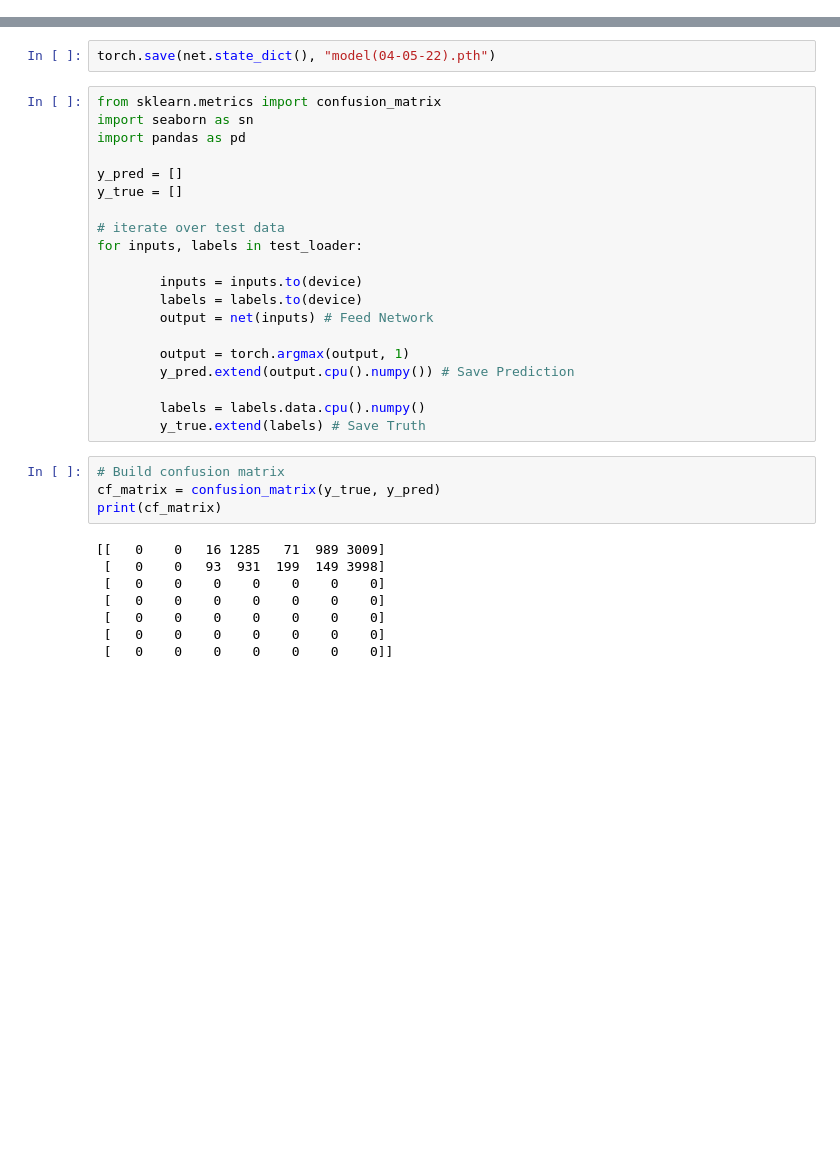
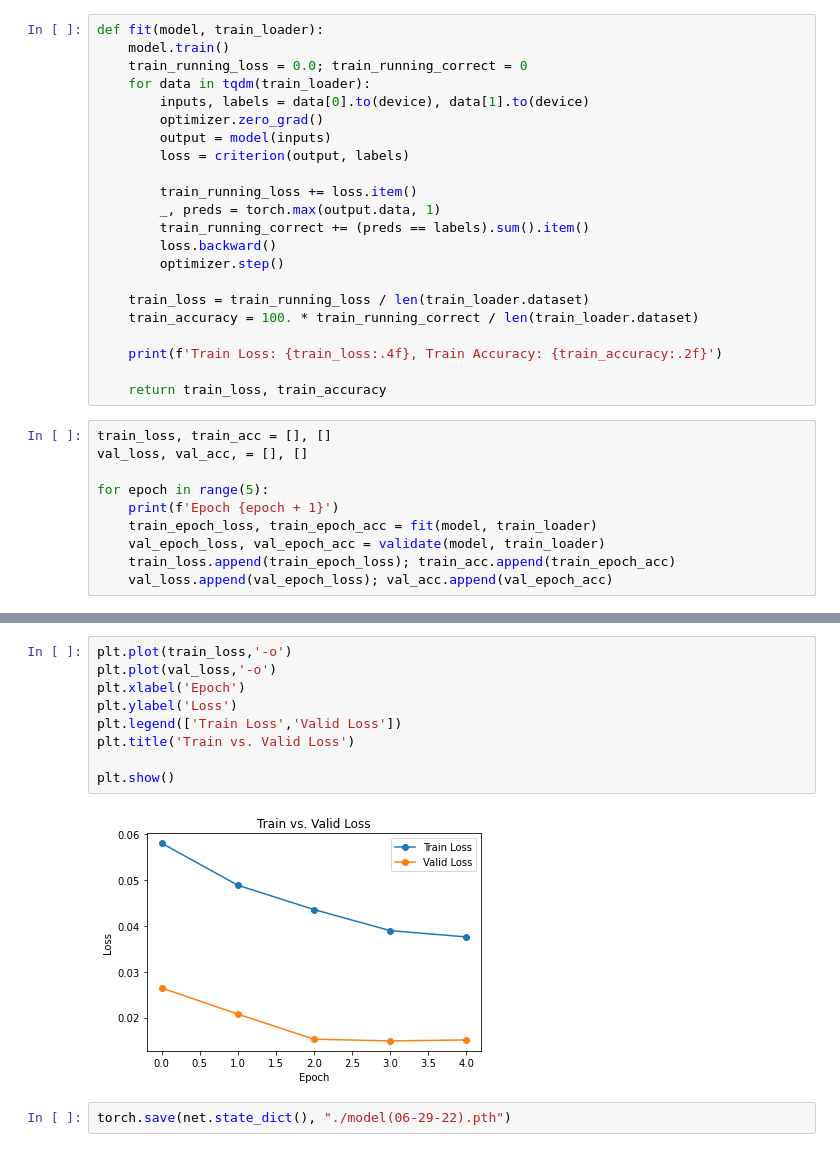
Before and after one commit to abhardwaj09/Hudson-Data-PyTorch, a Jupyter notebook: main.ipynb, the cells around one changed output, grey strips where cells are left out. Saved outputs shown, nothing was run; the diff lists cells and outputs as text; blank space fills up the shorter version.

```diff
--- a/main.ipynb
+++ b/main.ipynb
@@ -118,0 +71,32 @@ epoch:  5
+# %%
+def fit(model, train_loader):
+    model.train()
+    train_running_loss = 0.0; train_running_correct = 0
+    for data in tqdm(train_loader):
+        inputs, labels = data[0].to(device), data[1].to(device)
+        optimizer.zero_grad()
+        output = model(inputs)
+        loss = criterion(output, labels)
+
+        train_running_loss += loss.item()
+        _, preds = torch.max(output.data, 1)
+        train_running_correct += (preds == labels).sum().item()
+        loss.backward()
+        optimizer.step()
+
+    train_loss = train_running_loss / len(train_loader.dataset)
+    train_accuracy = 100. * train_running_correct / len(train_loader.dataset)
+
+    print(f'Train Loss: {train_loss:.4f}, Train Accuracy: {train_accuracy:.2f}')
+
+    return train_loss, train_accuracy
+# %%
+train_loss, train_acc = [], []
+val_loss, val_acc, = [], []
+
+for epoch in range(5):
+    print(f'Epoch {epoch + 1}')
+    train_epoch_loss, train_epoch_acc = fit(model, train_loader)
+    val_epoch_loss, val_epoch_acc = validate(model, train_loader)
+    train_loss.append(train_epoch_loss); train_acc.append(train_epoch_acc)
+    val_loss.append(val_epoch_loss); val_acc.append(val_epoch_acc)
@@ -119,34 +125,13 @@ epoch:  5
+# %%
+plt.plot(train_loss,'-o')
+plt.plot(val_loss,'-o')
+plt.xlabel('Epoch')
+plt.ylabel('Loss')
+plt.legend(['Train Loss','Valid Loss'])
+plt.title('Train vs. Valid Loss')
+
+plt.show()
+# %% [output]
+[figure, added]
 # %%
-torch.save(net.state_dict(), "model(04-05-22).pth")
+torch.save(net.state_dict(), "./model(06-29-22).pth")
-# %%
-from sklearn.metrics import confusion_matrix
-import seaborn as sn
-import pandas as pd
-
-y_pred = []
-y_true = []
-
-# iterate over test data
-for inputs, labels in test_loader:
-
-        inputs = inputs.to(device)
-        labels = labels.to(device)
-        output = net(inputs) # Feed Network
-
-        output = torch.argmax(output, 1)
-        y_pred.extend(output.cpu().numpy()) # Save Prediction
-
-        labels = labels.data.cpu().numpy()
-        y_true.extend(labels) # Save Truth
-# %%
-# Build confusion matrix
-cf_matrix = confusion_matrix(y_true, y_pred)
-print(cf_matrix)
-# %% [output]
-[[   0    0   16 1285   71  989 3009]
- [   0    0   93  931  199  149 3998]
- [   0    0    0    0    0    0    0]
- [   0    0    0    0    0    0    0]
- [   0    0    0    0    0    0    0]
- [   0    0    0    0    0    0    0]
- [   0    0    0    0    0    0    0]]
```
Also changed, not shown: parts of 14 cells of this notebook.
